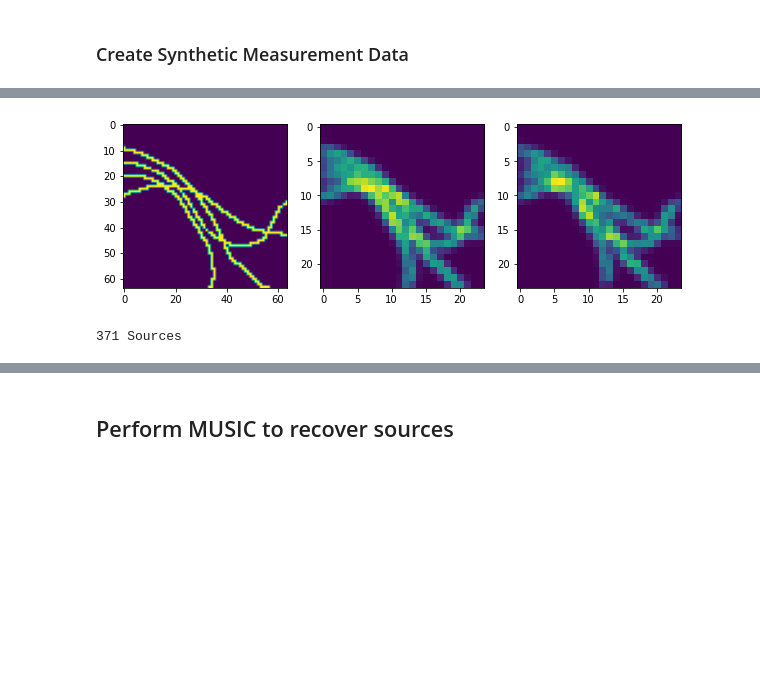
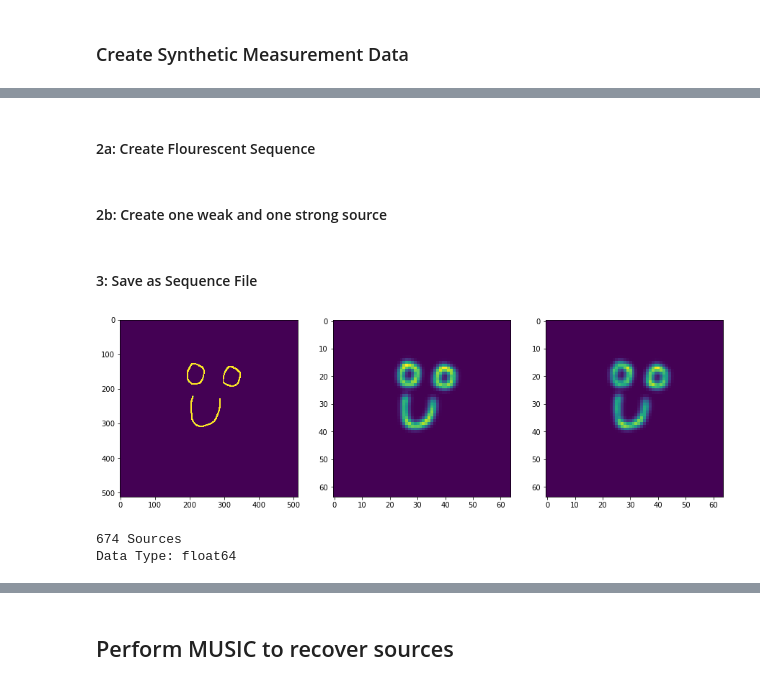
Before and after one commit to ElasticDuckCode/MUSIC_Microscopy, a Jupyter notebook: MUSIC_Microscopy.ipynb, the cells around one changed output, grey strips where cells are left out. Cells and saved outputs as stored; diff of their text form; code cells hidden in the pictures; blank space fills up the shorter version.

```diff
--- a/MUSIC_Microscopy.ipynb
+++ b/MUSIC_Microscopy.ipynb
@@ -68,9 +87,15 @@ for x,y in r_k:
 # %%
 # Generate 2D source positions from image
-img = plt.imread("strands1.tif")
+#img = plt.imread("multidiag3.tif")
+img = np.array(Image.open('smile512.tif'))
+
 
 # Get HR grid size from image instead
 p.Q = img.shape[0]
+
+####
+p.M = p.Q//8
+p.sig   = 1/((p.M-1)/2)
 
 # Create that HR grid w/ proper distances
 hr_sx = np.linspace(-p.width,p.width,p.Q).reshape(-1,1)
@@ -81,6 +106,7 @@ r_ind = np.asarray(np.nonzero(img.T)).T
 
 # Get number of sources
 p.k = r_ind.shape[0]
+print('The image contains {} sources, so M of at least {} is desired.'.format(p.k,np.floor(np.sqrt(p.k))))
 
 # Convert it to distances, and finalize r_k
 r_kx = hr_sx[r_ind[:,0]]
@@ -89,3 +115,6 @@ r_k  = np.hstack((r_kx,r_ky))
 
 # Assign truth to proper variable
 truth_img = img
+
+plt.imshow(truth_img)
+plt.show()
@@ -91,0 +126,17 @@ truth_img = img
+# %%
+# Create High-resolution image representation of source positions
+hr_sx = np.linspace(-p.width,p.width,p.Q).reshape(-1,1)
+hr_sy = np.linspace(-p.width,p.width,p.Q).reshape(-1,1)
+
+r_k = np.random.choice(hr_sx[:,0], (p.k,2)) # assming square image
+print(r_k.shape)
+
+truth_img = np.zeros((p.Q,p.Q))
+for x,y in r_k:
+    indx,_ = find_nearest(hr_sx,x)
+    indy,_ = find_nearest(hr_sy,y)
+    truth_img[indx,indy] = 1.0
+
+truth_img = truth_img.T
+plt.imshow(truth_img)
+plt.show()
@@ -92,3 +146,5 @@ truth_img = img
+# %% [markdown]
+#### 2a: Create Flourescent Sequence
 # %%
 # Create 2D (low-resolution) measurement array
 r_sx = np.linspace(-p.width,p.width,p.M).reshape(-1,1)
@@ -107,10 +163,15 @@ for k in range(p.k):
     U[:,k] = Uk.flatten('F')
 
 # Construct random flucations over frames for the sources
-x = np.random.uniform(0,2,(p.k,p.T));
+x = np.random.uniform(0,1,(p.k,p.T));
 # Construct additive noise (clip if less than 0)
 n = p.noise*np.random.randn(p.M**2,p.T)
 n[np.where(n < 0)] = 0
 
 # Construct final measurements
 f = U @ x + n
+
+# Noiseless Measurements
+f_nl = U @ x;
+# %% [markdown]
+#### 2b: Create one weak and one strong source
@@ -117,14 +228,19 @@ f = U @ x + n
+# %% [markdown]
+#### 3: Save as Sequence File
 # %%
-plt.figure(figsize=(10,5))
+plt.figure(figsize=(15,7))
 plt.subplot(1,3,1)
-plt.imshow(truth_img)
+plt.imshow(truth_img,vmin=0.,vmax=1.)
 plt.subplot(1,3,2)
 plt.imshow(np.mean(f,axis=1).reshape(-1,p.M))
 plt.subplot(1,3,3)
-plt.imshow(f[:,np.random.randint(p.M)].reshape(-1,p.M))
+plt.imshow(f[:,np.random.randint(p.T)].reshape(-1,p.M))
 
 plt.show()
 print("{} Sources".format(p.k))
+
+print("Data Type: {}".format(f.dtype))
 # %% [output]
-[figure, old version]
+[figure, new version]
-371 Sources
+674 Sources
+Data Type: float64
```
Also changed, not shown: parts of 20 cells of this notebook, 14 other files.
